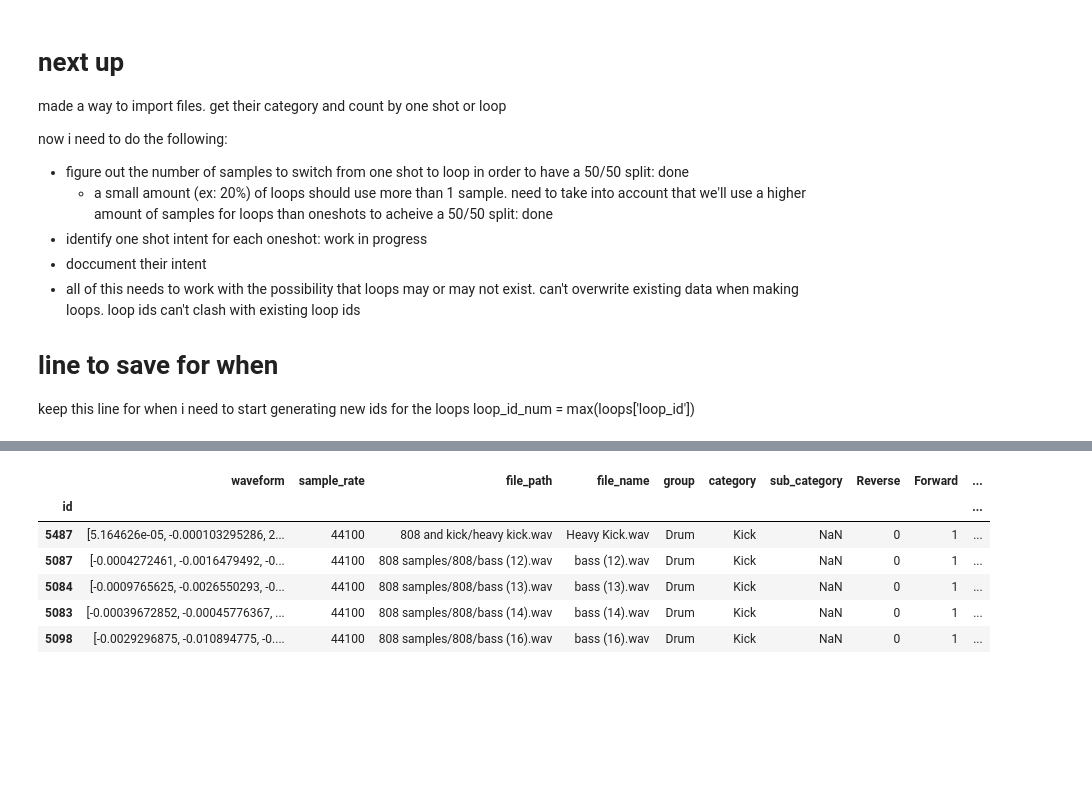
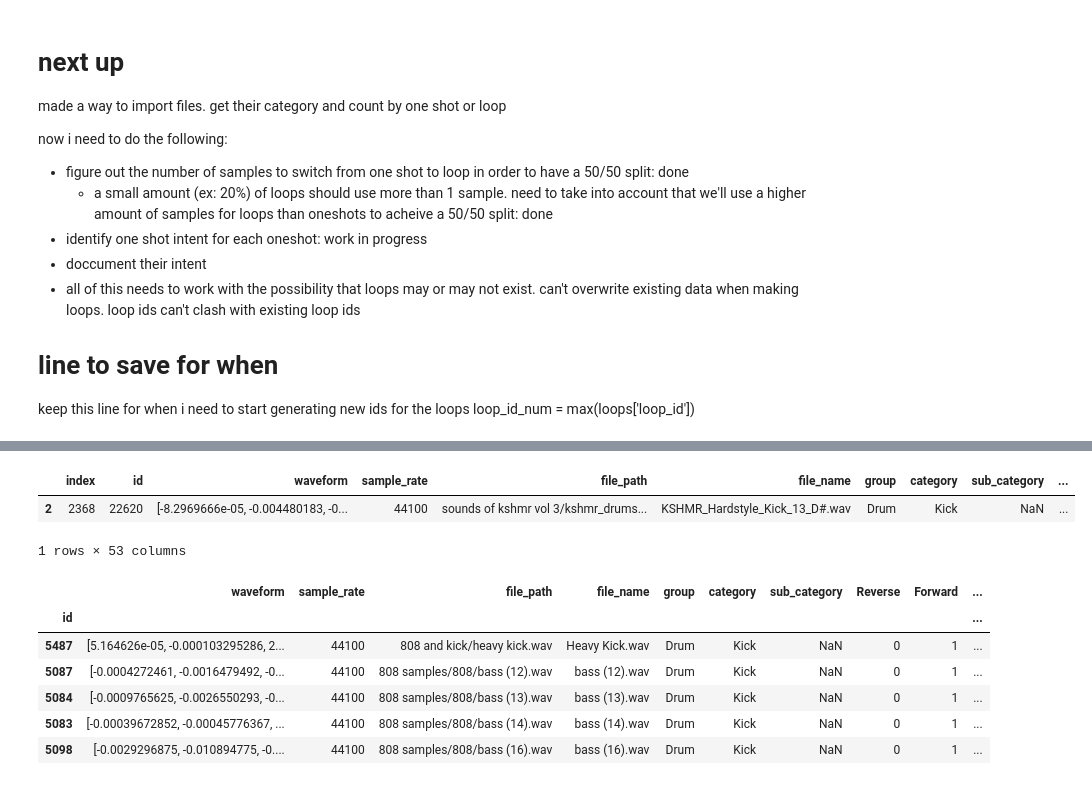
Before and after one commit to GrantCanty/sound_classifier, a Jupyter notebook: loop_manager.ipynb, the cells around one changed output, grey strips where cells are left out. Drawn from its saved outputs; the diff is of its cells as text; code cells hidden in the pictures; blank space fills up the shorter version.

Commit message:
working on looping function for creating loops

```diff
--- a/loop_manager.ipynb
+++ b/loop_manager.ipynb
@@ -10,7 +16,7 @@ import json
 one_to_loop_ratio = 1
 loop_unit_multi_sample_pct = 0.2
 # %%
-meta_data = pd.read_csv('audio_metadata - filtered_copy.csv', sep=',')
+meta_data = pd.read_csv('audio_metadata - filtered_copy.csv', sep=',', index_col=False)
 f = open('patterns.json')
 looping_patterns = json.load(f)
 # meta_data.drop(columns=['group', 'category', 'sub_category'], inplace=True)
@@ -36,6 +42,8 @@ with h5py.File('filtered_audio_data.h5', "r") as f:
 
 samples = pd.DataFrame({'id': df_id, 'waveform': wavs, 'sample_rate': srs, })
 # %%
-samples = samples.set_index('id').join(meta_data.set_index('id'))
+#samples = samples.set_index('id').join(meta_data.set_index('id'))
+#sampis = samples.copy()
+samples = samples.join(meta_data.set_index('id'), on='id')
 #one_shots = samples.copy()
 #loops = samples.copy()
@@ -117,3 +108,6 @@ now i need to do the following:
 # line to save for when
 keep this line for when i need to start generating new ids for the loops
 loop_id_num = max(loops['loop_id'])
+# %%
+gen = LoopGenerator()
+print(gen.df)
@@ -120,6 +118,6 @@ loop_id_num = max(loops['loop_id'])
 # %%
-num_of_loop_units = one_to_loop_ratio / loop_unit_multi_sample_pct
-num_of_loop_samples = (one_to_loop_ratio + loop_unit_multi_sample_pct) / loop_unit_multi_sample_pct
+num_of_loop_units = int(one_to_loop_ratio / loop_unit_multi_sample_pct)
+num_of_loop_samples = math.ceil((one_to_loop_ratio + loop_unit_multi_sample_pct) / loop_unit_multi_sample_pct)
 
 # if one shot count is greater than needed and
 for cat in category_counts:
@@ -140,12 +138,27 @@ for cat in category_counts:
         existing_loops['One_Shot_Intent'] = 0
         existing_loops['Loop_id'] = existing_loops['id']
         loops['One_Shot_Intent'] = 0
-        # add way to generate loops using the looper file. whould rename looper file to something like loop generator
-        # should rename this file to something like loop manager
-        # need to join every file back to samples_copy using id
+        loops.reset_index(drop=False, inplace=True)
+        #print(loops)
+
+        nums = []
+        for index, row in loops.iterrows():
+            nums.append(index)
+            if index % num_of_loop_samples != 0:
+                #print(nums)
+                #print(nums[0], nums[-1])
+                #print(loops[nums[0]:nums[-1]+1]['waveform'])
+                #print(loops[nums[0]:nums[-1]+1]['sample_rate'].to_list())
+                loop = gen.generate_loop(looping_patterns[cat][index % len(looping_patterns[cat])], loops[nums[0]:nums[-1]+1]['waveform'].to_list(), loops[nums[0]:nums[-1]+1]['sample_rate'].to_list(), np.random.randint(70, 180), cat)
+                nums = []
 
 
-        print(f'category: {cat} - - tmp len: {len(tmp)} - - ones len: {len(ones)} - - loops len: {len(loops)}')
+
+
+
+
+        # need to join every file back to samples_copy using id
+        #print(f'category: {cat} - - tmp len: {len(tmp)} - - ones len: {len(ones)} - - loops len: {len(loops)}')
     # non 0 count exists for intents. intents already existing - dataset has done some loop generation already and new files were probably added
     elif (category_counts[cat]['one_shot_count'] > category_counts[cat]['required_one_shot_count_samples']) and (category_counts[cat]['one_shot_intent_count'] < category_counts[cat]['required_one_shot_count_samples']) and (category_counts[cat]['loop_intent_count'] < category_counts[cat]['required_loop_count_samples']):
         tmp = samples_copy[samples_copy['category'] == cat].copy()
@@ -161,3 +188,9 @@ category: Kick - - tmp len: 1005 - - ones len: 545 - - loops len: 459
+# %%
+loops.loc[2:2]
+# %% [output]
+|  | index | id | waveform | sample_rate | file_path | file_name | group | category | sub_category | ... |
+| 2 | 2368 | 22620 | [-8.2969666e-05, -0.004480183, -0... | 44100 | sounds of kshmr vol 3/kshmr_drums... | KSHMR_Hardstyle_Kick_13_D#.wav | Drum | Kick | NaN | ... |
+1 rows × 53 columns
 # %%
 ones.head()
 # %% [output]
```
Also changed, not shown: parts of 4 cells of this notebook.
